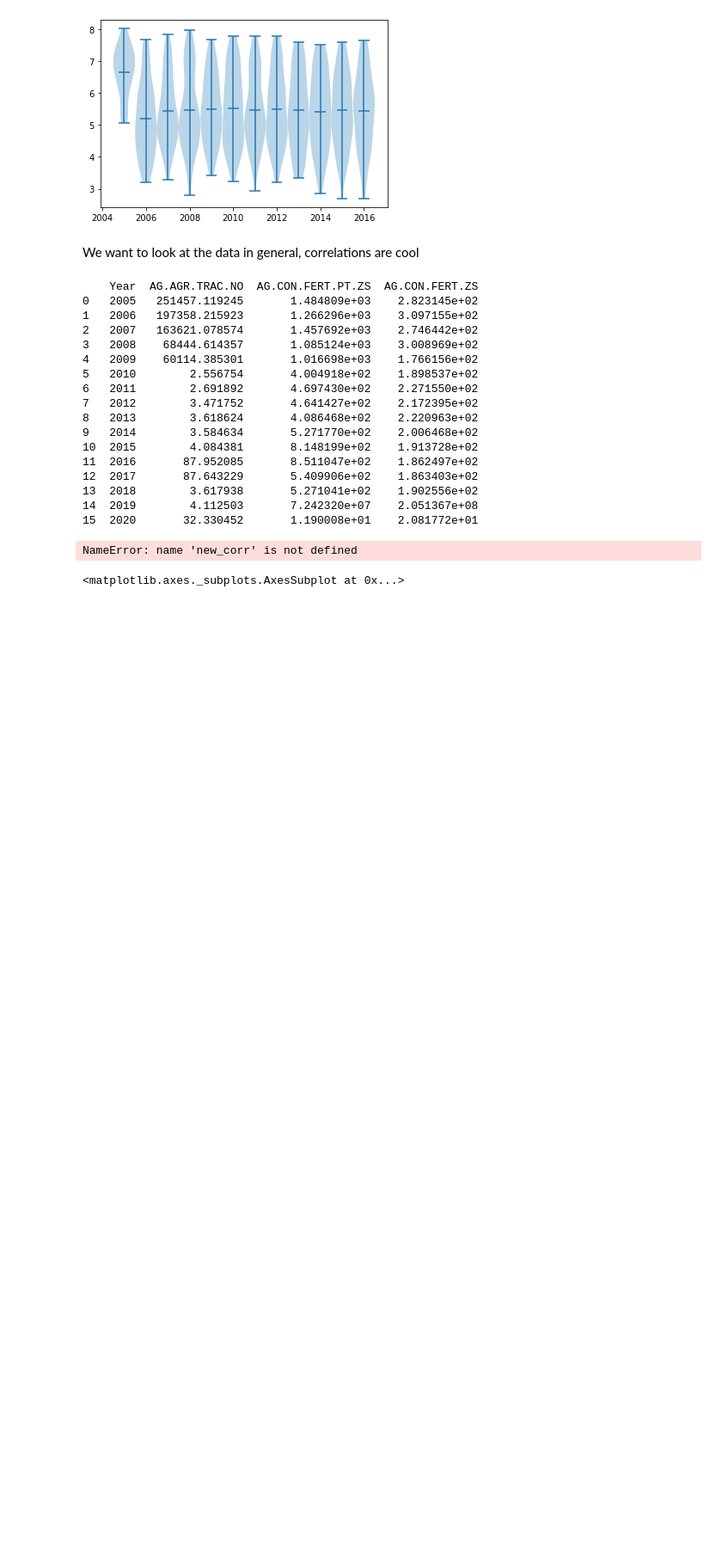
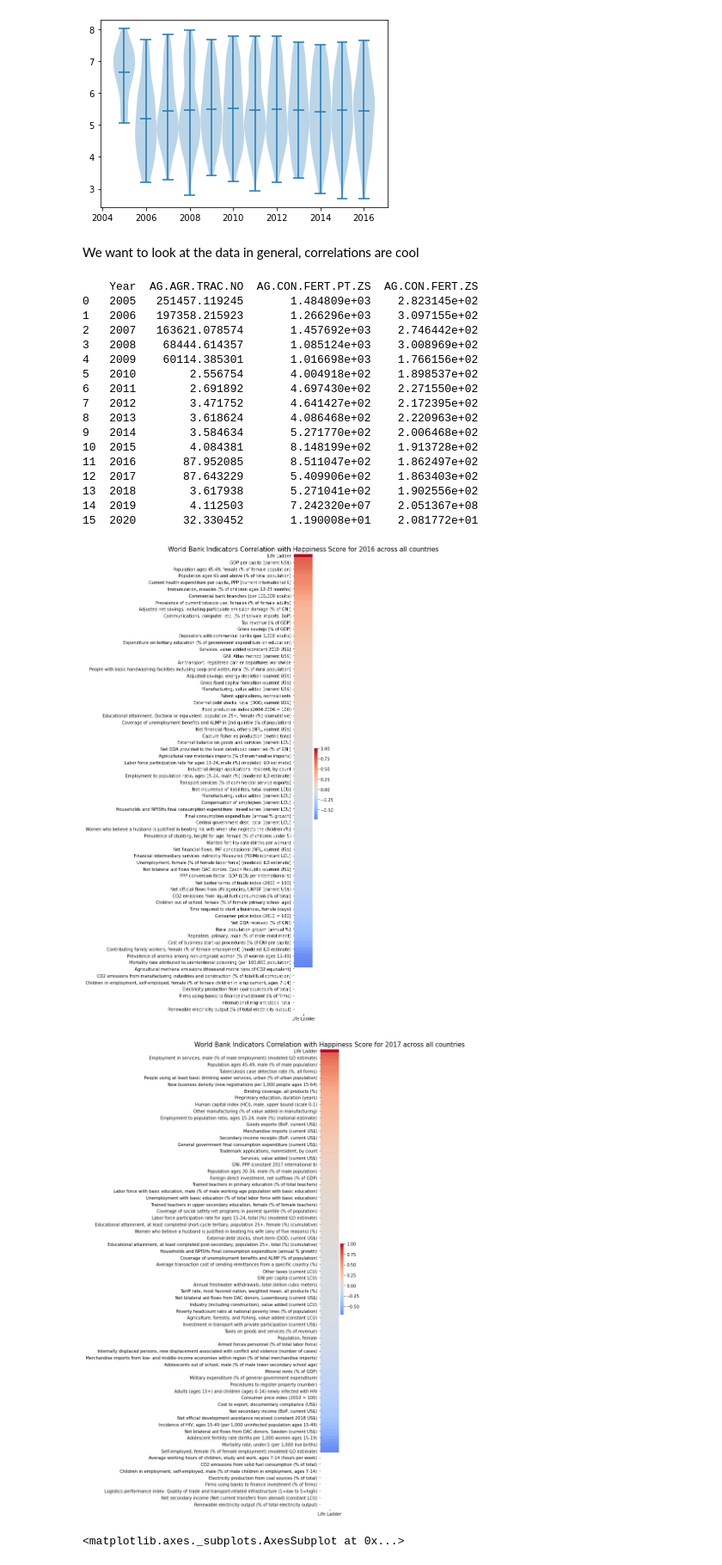
Before and after one commit to alderie/happinessfactor, a Jupyter notebook: notebook.ipynb, the cells around one changed output. Shown at 86% size. Drawn from its saved outputs; the diff is of its cells as text; code cells hidden in the pictures; blank space fills up the shorter version.

```diff
--- a/notebook.ipynb
+++ b/notebook.ipynb
@@ -163,35 +163,33 @@ print(getAllIndicators(wdi_data, simplified_whr_data).iloc[:,:4])
 15  2020       32.330452       1.190008e+01    2.081772e+01
 # %%
 # Correlation for a specific year
-
-
-
 def getAllIndicatorsPerCountryForYear(df, hi, year):
 
     mean_data = df[["Country Name", "Indicator Name", "Indicator Code", str(year)]].fillna(0)
     new_data_table = mean_data.pivot(index=['Indicator Name'],columns=['Country Name'], values=[str(year)]).T.dropna(axis=0, thresh=5).fillna(axis=0, method='bfill')
     mean_happiness_data = hi[hi['Year'] == year]
 
     return new_data_table.merge(mean_happiness_data, how='inner', on=['Country Name'])
 
 # Plotting a heatmap
 corr_data_2016 = getAllIndicatorsPerCountryForYear(wdi_data, simplified_whr_data, 2016).corr()
 hi_idx = corr_data_2016.columns.get_loc('Life Ladder')
 # sns.heatmap(new_corr.sort_values(by='Life Ladder', ascending=False).iloc[0:len(new_corr):10, hi_idx:hi_idx+1], center = 0, cmap = 'coolwarm')
 
 def plotYearlyHeatmap(wdi_data, hi, year):
     corr_data = getAllIndicatorsPerCountryForYear(wdi_data, hi, year).corr()
     hi_idx = corr_data.columns.get_loc('Life Ladder')
     plt.figure(figsize =(1,20))
-    plt.title('World Bank Indicators Correlation with Happiness Score for {} across all countries'.format(year), fontsize =15)
-    sns.heatmap(new_corr.sort_values(by='Life Ladder', ascending=False).iloc[0:len(new_corr):10, hi_idx:hi_idx+1], center = 0, cmap = 'coolwarm')
+    print('World Bank Indicators Correlation with Happiness Score for {} across all countries'.format(year))
+    sns.heatmap(corr_data.sort_values(by='Life Ladder', ascending=False).iloc[0:len(corr_data):10, hi_idx:hi_idx+1], center = 0, cmap = 'coolwarm')
     plt.show()
 
 # plot a 4 year period
 plotYearlyHeatmap(wdi_data, simplified_whr_data, 2016)
 plotYearlyHeatmap(wdi_data, simplified_whr_data, 2017)
 # %% [output]
-NameError: name 'new_corr' is not defined
+[figure, added]
+[figure, added]
 # %%
 # For a specific country
 
```
Also changed, not shown: parts of 4 cells of this notebook.
